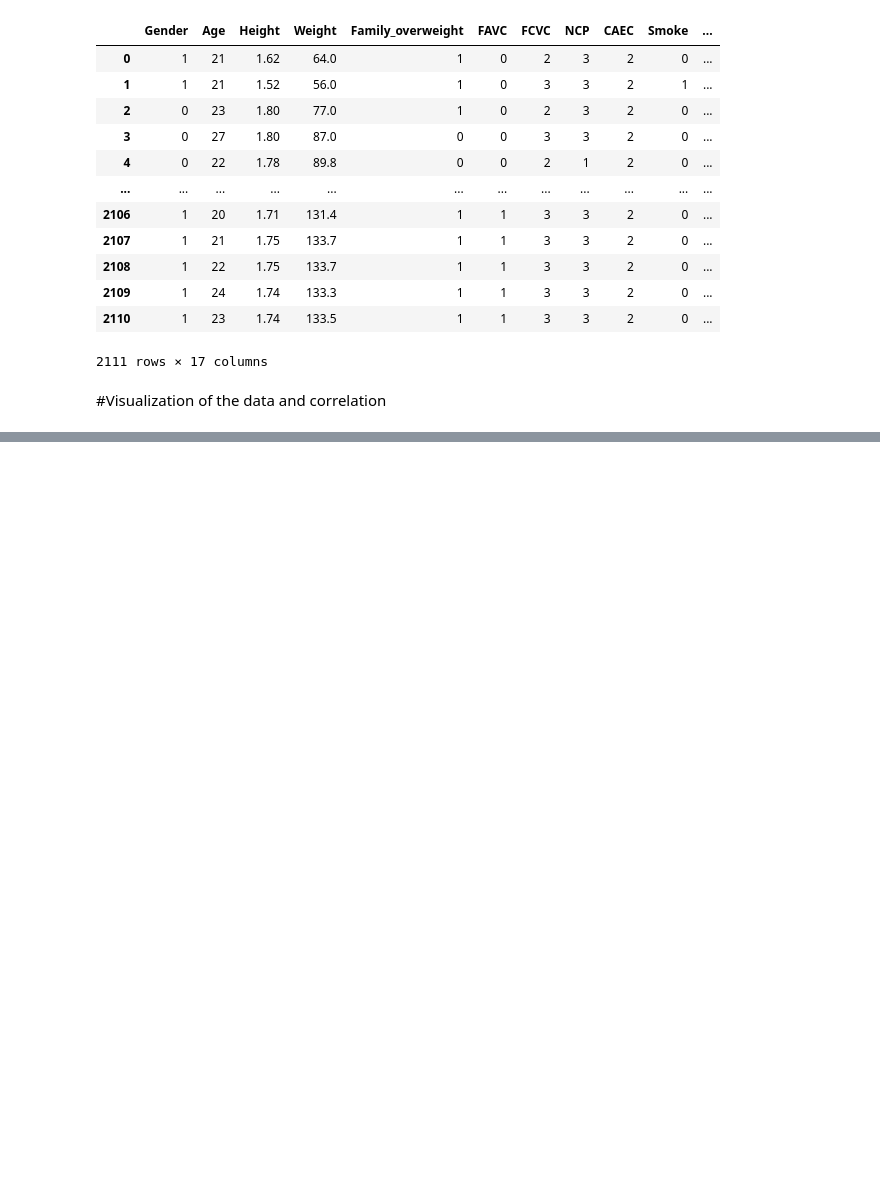
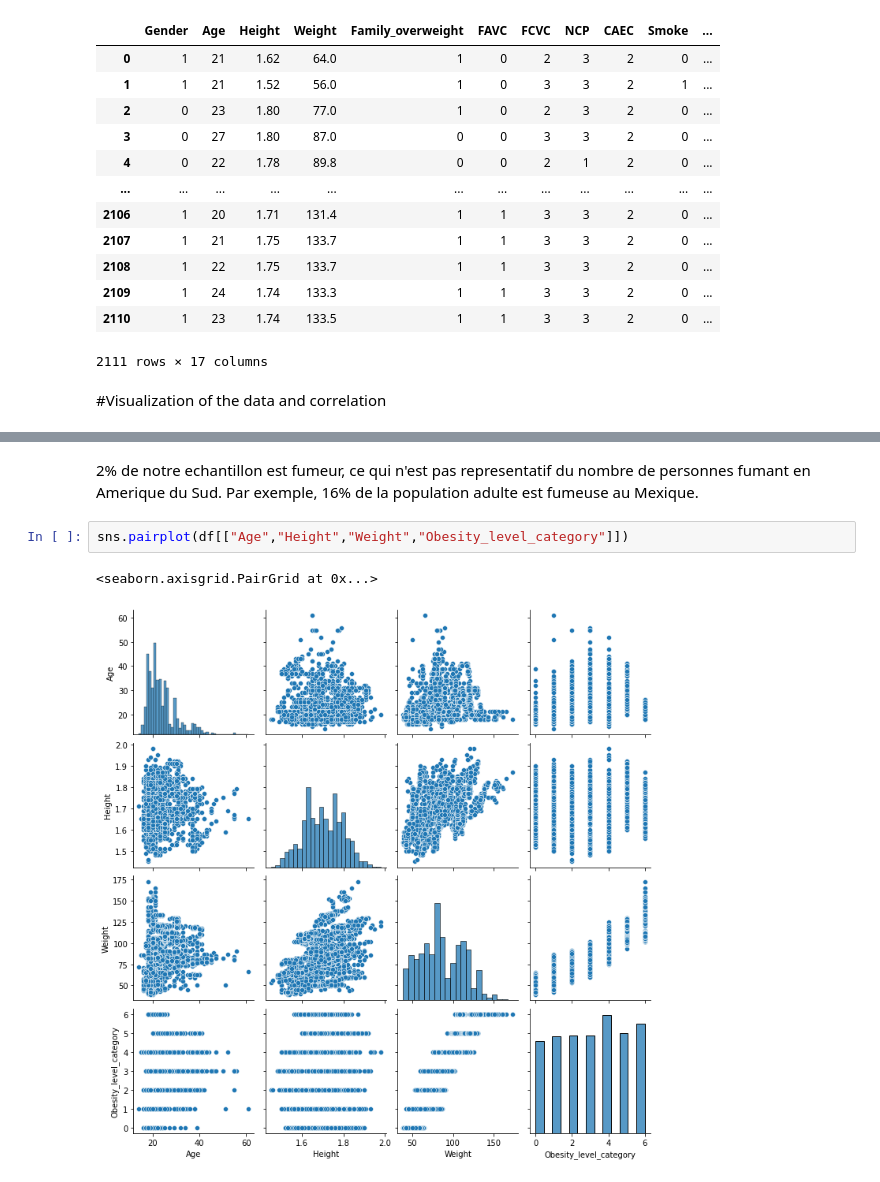
Before and after one commit to corentin-pujol/Obesity-types-prediction, a Jupyter notebook: Obesity_levels_prediction.ipynb, the cells around one changed output, grey strips where cells are left out. Drawn from its saved outputs; the diff is of its cells as text; blank space fills up the shorter version.

```diff
--- a/Obesity_levels_prediction.ipynb
+++ b/Obesity_levels_prediction.ipynb
@@ -119,0 +161,7 @@ plt.show()
+# %% [markdown]
+2% de notre echantillon est fumeur, ce qui n'est pas representatif du nombre de personnes fumant en Amerique du Sud. Par exemple, 16% de la population adulte est fumeuse au Mexique.
+# %%
+sns.pairplot(df[["Age","Height","Weight","Obesity_level_category"]])
+# %% [output]
+<seaborn.axisgrid.PairGrid at 0x...>
+[figure, added]
```
Also changed, not shown: parts of 21 cells of this notebook.
